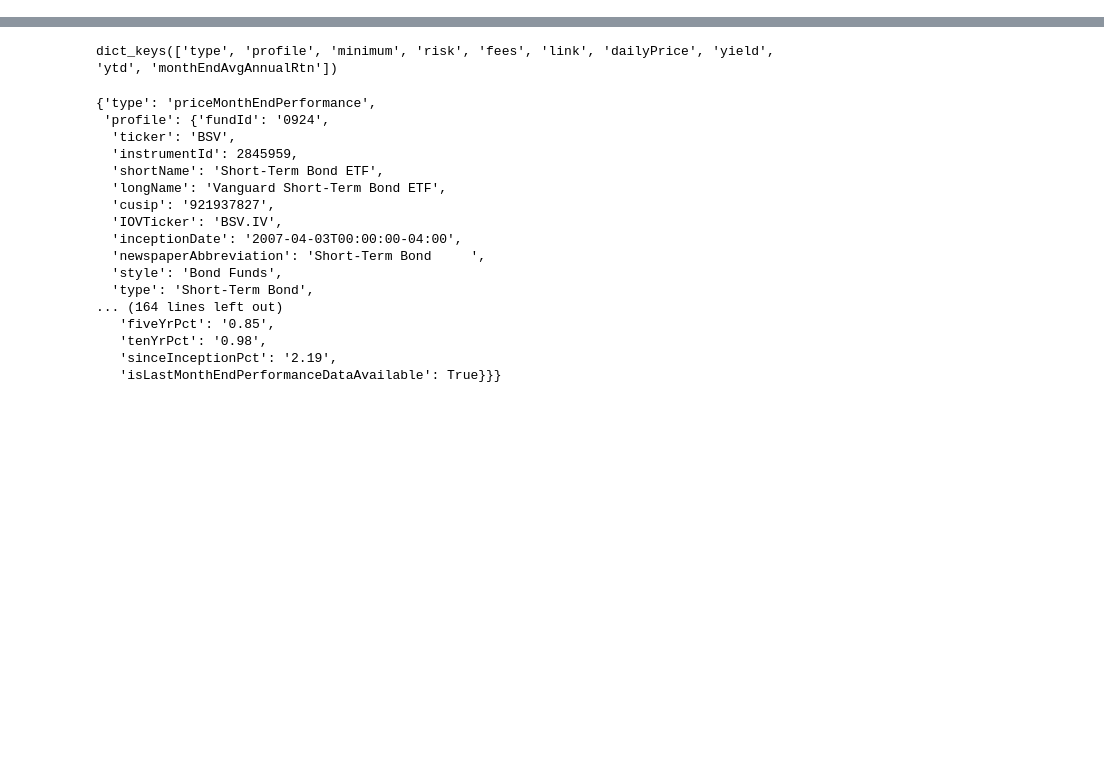
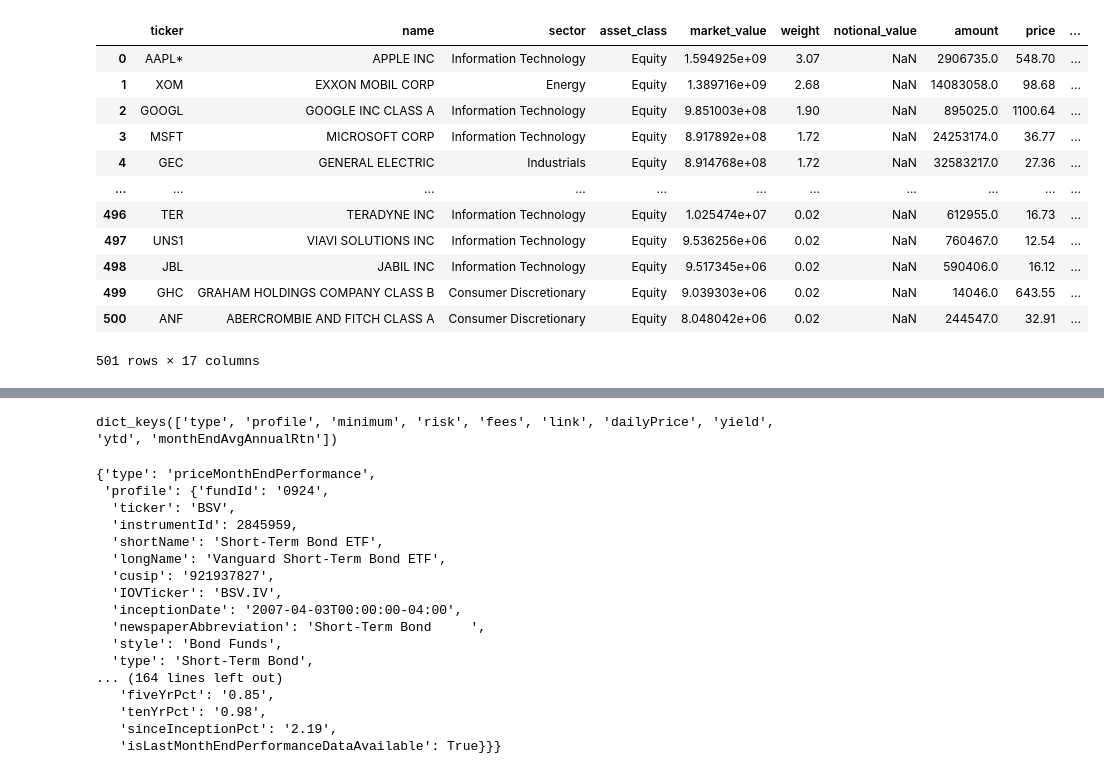
Before and after one commit to nikulpatel3141/ETF-Scraper, a Jupyter notebook: Notebooks/scripting.ipynb, the cells around one changed output, grey strips where cells are left out. Saved outputs shown, nothing was run; the diff lists cells and outputs as text; code cells hidden in the pictures; blank space fills up the shorter version.

```diff
--- a/Notebooks/scripting.ipynb
+++ b/Notebooks/scripting.ipynb
@@ -133,0 +237,22 @@ resp_df.T.to_clipboard()
+# %%
+b = ishares_df.iloc[107]
+a = SecurityListing()
+a.ticker = b.ticker
+a.product_url = b.product_url
+# %%
+df = ISharesListings.retrieve_holdings(a, datetime.strptime('20131220', "%Y%m%d").date())
+df
+# %% [output]
+|  | ticker | name | sector | asset_class | market_value | weight | notional_value | amount | price | ... |
+| 0 | AAPL* | APPLE INC | Information Technology | Equity | 1.594925e+09 | 3.07 | NaN | 2906735.0 | 548.70 | ... |
+| 1 | XOM | EXXON MOBIL CORP | Energy | Equity | 1.389716e+09 | 2.68 | NaN | 14083058.0 | 98.68 | ... |
+| 2 | GOOGL | GOOGLE INC CLASS A | Information Technology | Equity | 9.851003e+08 | 1.90 | NaN | 895025.0 | 1100.64 | ... |
+| 3 | MSFT | MICROSOFT CORP | Information Technology | Equity | 8.917892e+08 | 1.72 | NaN | 24253174.0 | 36.77 | ... |
+| 4 | GEC | GENERAL ELECTRIC | Industrials | Equity | 8.914768e+08 | 1.72 | NaN | 32583217.0 | 27.36 | ... |
+| ... | ... | ... | ... | ... | ... | ... | ... | ... | ... | ... |
+| 496 | TER | TERADYNE INC | Information Technology | Equity | 1.025474e+07 | 0.02 | NaN | 612955.0 | 16.73 | ... |
+| 497 | UNS1 | VIAVI SOLUTIONS INC | Information Technology | Equity | 9.536256e+06 | 0.02 | NaN | 760467.0 | 12.54 | ... |
+| 498 | JBL | JABIL INC | Information Technology | Equity | 9.517345e+06 | 0.02 | NaN | 590406.0 | 16.12 | ... |
+| 499 | GHC | GRAHAM HOLDINGS COMPANY CLASS B | Consumer Discretionary | Equity | 9.039303e+06 | 0.02 | NaN | 14046.0 | 643.55 | ... |
+| 500 | ANF | ABERCROMBIE AND FITCH CLASS A | Consumer Discretionary | Equity | 8.048042e+06 | 0.02 | NaN | 244547.0 | 32.91 | ... |
+501 rows × 17 columns
```
Also changed, not shown: parts of 16 cells of this notebook.
